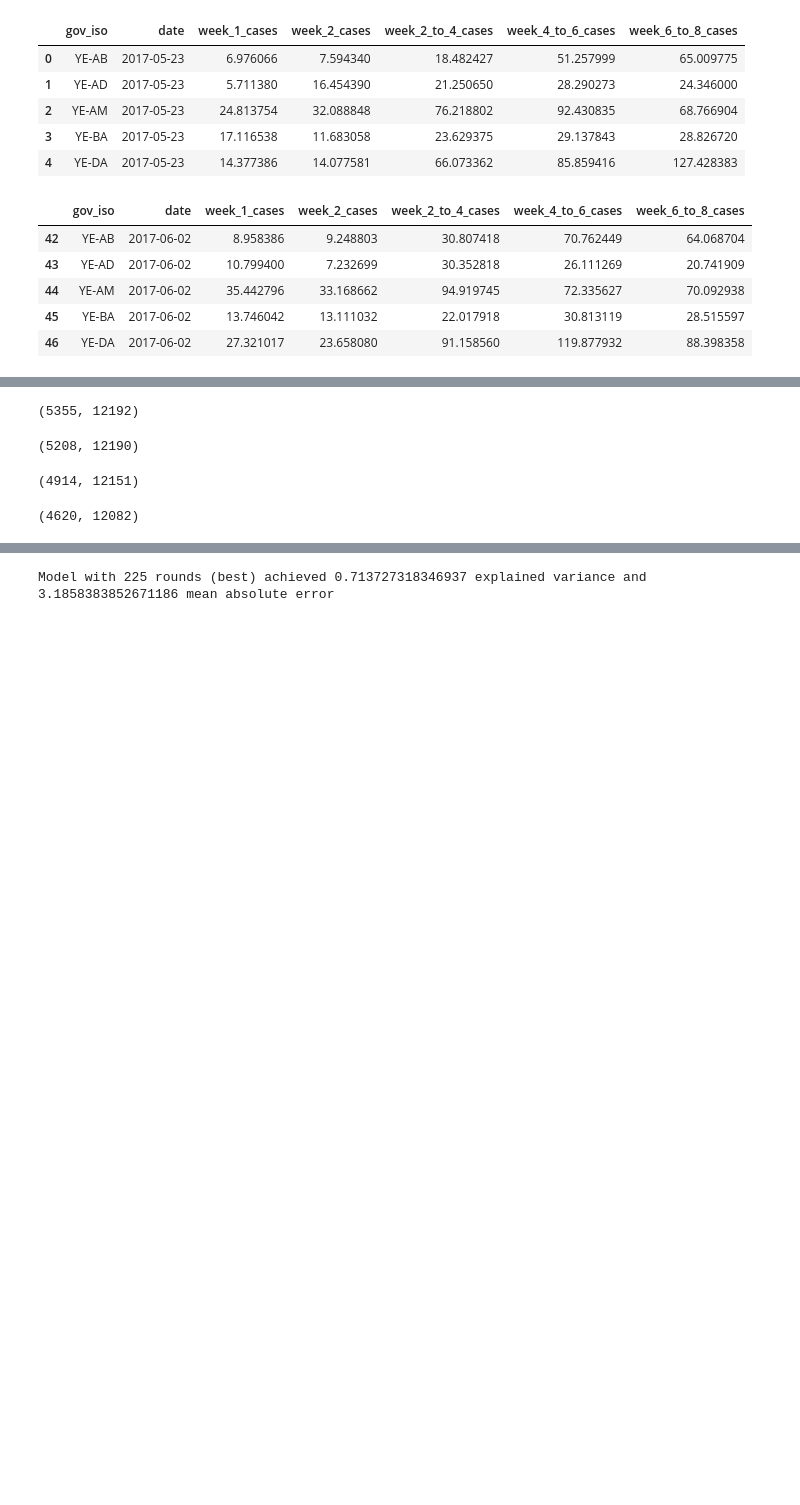
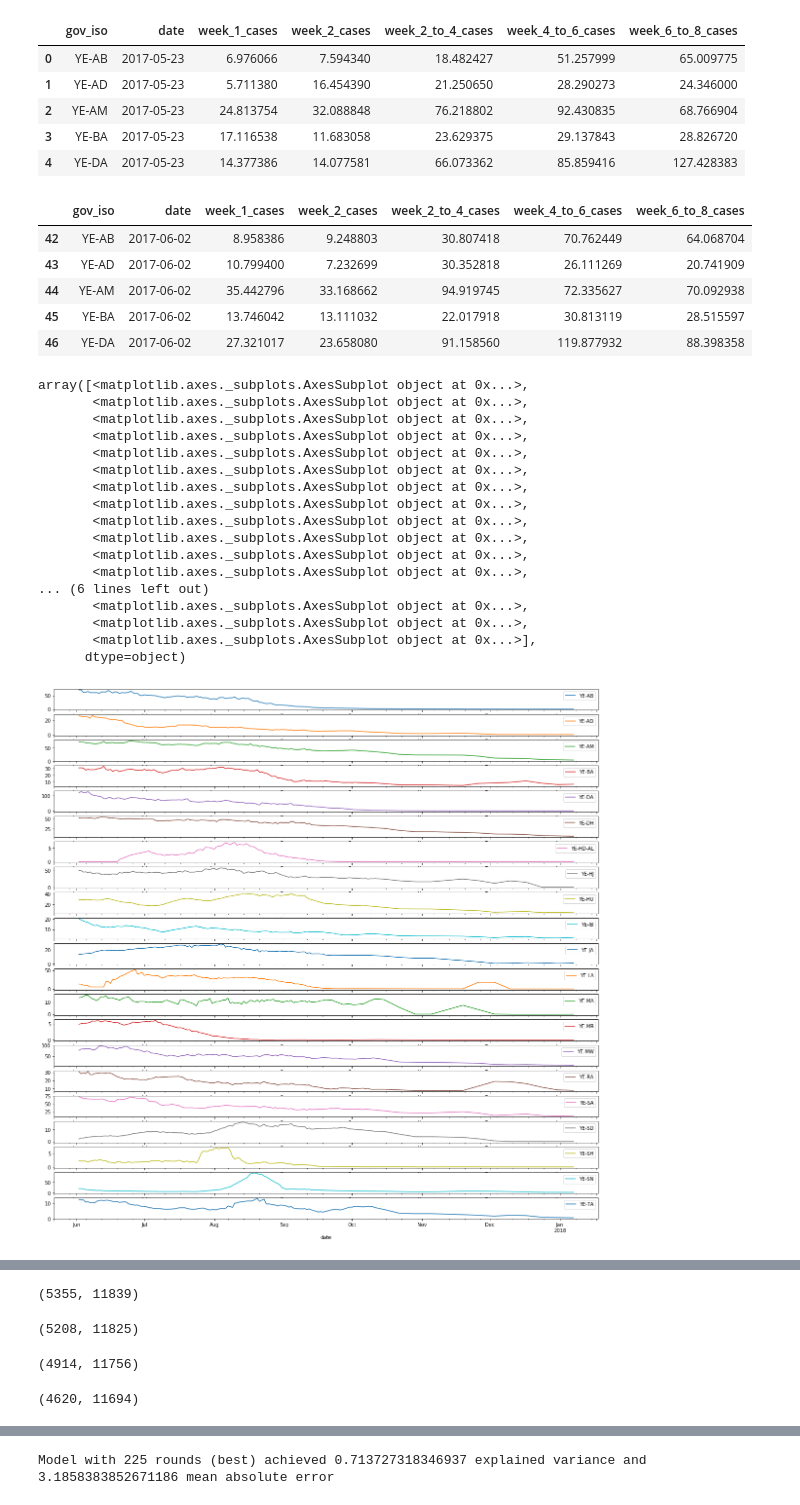
Before and after one commit to rohilbadkundri/CALM, a Jupyter notebook: exhaustive_feature_selection.ipynb, the cells around one changed output, grey strips where cells are left out. Cells and saved outputs as stored; diff of their text form; code cells hidden in the pictures; blank space fills up the shorter version.

```diff
--- a/exhaustive_feature_selection.ipynb
+++ b/exhaustive_feature_selection.ipynb
@@ -118,6 +99,28 @@ full_data_2 = y2.dropna().merge(full_features, how = 'left', on = ['gov_iso', 'd
 full_data_2_4 = y2_4.dropna().merge(full_features, how = 'left', on = ['gov_iso', 'date']).sort_values('date')
 full_data_4_6 = y4_6.dropna().merge(full_features, how = 'left', on = ['gov_iso', 'date']).sort_values('date')
 full_data_6_8 = y6_8.dropna().merge(full_features, how = 'left', on = ['gov_iso', 'date']).sort_values('date')
+# %%
+fig, ax = plt.subplots(figsize=(20,20))
+y4_6.sort_values('date').dropna().pivot_table(index = 'date', columns = 'gov_iso', values='week_4_to_6_cases', aggfunc = 'sum').plot(subplots=True, ax =ax)
+# %% [output]
+array([<matplotlib.axes._subplots.AxesSubplot object at 0x...>,
+       <matplotlib.axes._subplots.AxesSubplot object at 0x...>,
+       <matplotlib.axes._subplots.AxesSubplot object at 0x...>,
+       <matplotlib.axes._subplots.AxesSubplot object at 0x...>,
+       <matplotlib.axes._subplots.AxesSubplot object at 0x...>,
+       <matplotlib.axes._subplots.AxesSubplot object at 0x...>,
+       <matplotlib.axes._subplots.AxesSubplot object at 0x...>,
+       <matplotlib.axes._subplots.AxesSubplot object at 0x...>,
+       <matplotlib.axes._subplots.AxesSubplot object at 0x...>,
+       <matplotlib.axes._subplots.AxesSubplot object at 0x...>,
+       <matplotlib.axes._subplots.AxesSubplot object at 0x...>,
+       <matplotlib.axes._subplots.AxesSubplot object at 0x...>,
+... (6 lines left out)
+       <matplotlib.axes._subplots.AxesSubplot object at 0x...>,
+       <matplotlib.axes._subplots.AxesSubplot object at 0x...>,
+       <matplotlib.axes._subplots.AxesSubplot object at 0x...>],
+      dtype=object)
+[figure, added]
 # %%
 full_data_4_6
 # %% [output]
@@ -142,23 +145,23 @@ full_data_4_6
 # %%
 # performing feature selection using tsfresh's scalable hypothesis tests
 # %%
-selected_features_1 = select_features(full_data_1[full_features.columns].drop(columns=['date', 'gov_iso', 'days_from']), full_data_1['week_1_cases'], fdr_level=0.01)
+selected_features_1 = select_features(full_data_1[full_features.columns].drop(columns=['date', 'gov_iso', 'days_from']), full_data_1['week_1_cases'], fdr_level=0.001)
 selected_features_1.shape
 # %% [output]
-(5355, 12192)
+(5355, 11839)
 # %%
-selected_features_2 = select_features(full_data_2[full_features.columns].drop(columns=['date', 'gov_iso', 'days_from']), full_data_2['week_2_cases'], fdr_level=0.01)
+selected_features_2 = select_features(full_data_2[full_features.columns].drop(columns=['date', 'gov_iso', 'days_from']), full_data_2['week_2_cases'], fdr_level=0.001)
 selected_features_2.shape
 # %% [output]
-(5208, 12190)
+(5208, 11825)
 # %%
-selected_features_2_4 = select_features(full_data_2_4[full_features.columns].drop(columns=['date', 'gov_iso', 'days_from']), full_data_2_4['week_2_to_4_cases'], fdr_level=0.01)
+selected_features_2_4 = select_features(full_data_2_4[full_features.columns].drop(columns=['date', 'gov_iso', 'days_from']), full_data_2_4['week_2_to_4_cases'], fdr_level=0.001)
 selected_features_2_4.shape
 # %% [output]
-(4914, 12151)
+(4914, 11756)
 # %%
-selected_features_4_6 = select_features(full_data_4_6[full_features.columns].drop(columns=['date', 'gov_iso', 'days_from']), full_data_4_6['week_4_to_6_cases'], fdr_level=0.01)
+selected_features_4_6 = select_features(full_data_4_6[full_features.columns].drop(columns=['date', 'gov_iso', 'days_from']), full_data_4_6['week_4_to_6_cases'], fdr_level=0.001)
 selected_features_4_6.shape
 # %% [output]
-(4620, 12082)
+(4620, 11694)
 # %%
```
Also changed, not shown: parts of 20 cells of this notebook.
